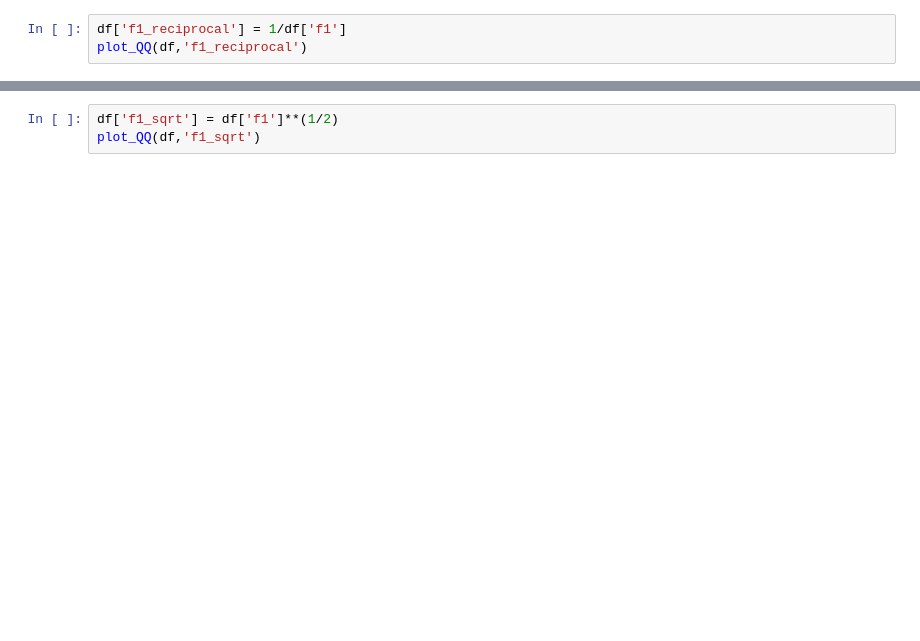
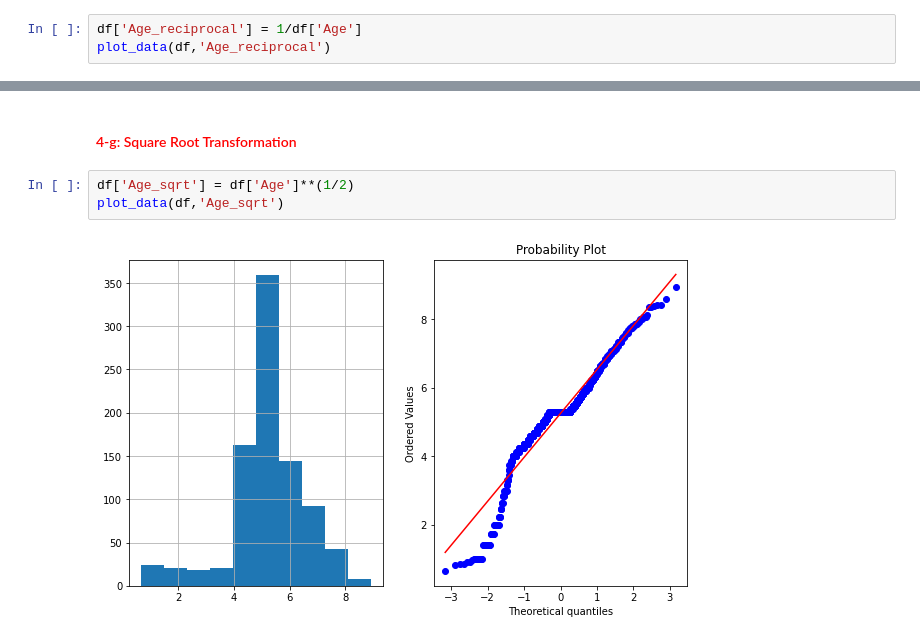
Before and after one commit to jey-kim/study, a Jupyter notebook: feature_engineering/Feature_Transformation.ipynb, the cells around one changed output, grey strips where cells are left out. Drawn from its saved outputs; the diff is of its cells as text; blank space fills up the shorter version.

```diff
--- a/feature_engineering/Feature_Transformation.ipynb
+++ b/feature_engineering/Feature_Transformation.ipynb
@@ -125,3 +306,3 @@ plot_QQ(df,'f1_log')
 # %%
-df['f1_reciprocal'] = 1/df['f1']
-plot_QQ(df,'f1_reciprocal')
+df['Age_reciprocal'] = 1/df['Age']
+plot_data(df,'Age_reciprocal')
@@ -128,3 +311,7 @@ plot_QQ(df,'f1_reciprocal')
+# %% [markdown]
+#### <font color=red>4-g: Square Root Transformation </font>
 # %%
-df['f1_sqrt'] = df['f1']**(1/2)
-plot_QQ(df,'f1_sqrt')
+df['Age_sqrt'] = df['Age']**(1/2)
+plot_data(df,'Age_sqrt')
+# %% [output]
+[figure, added]
```
Also changed, not shown: parts of 50 cells of this notebook.
